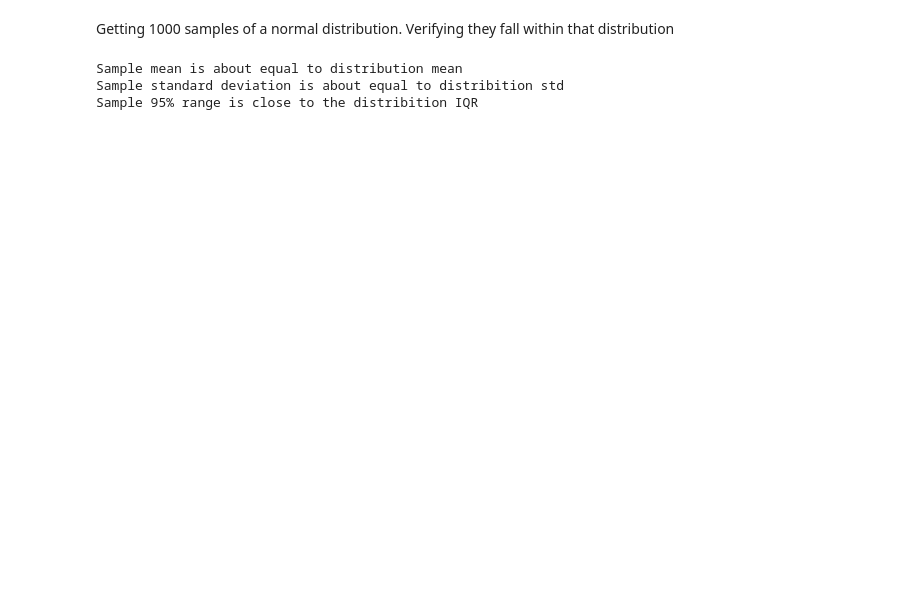
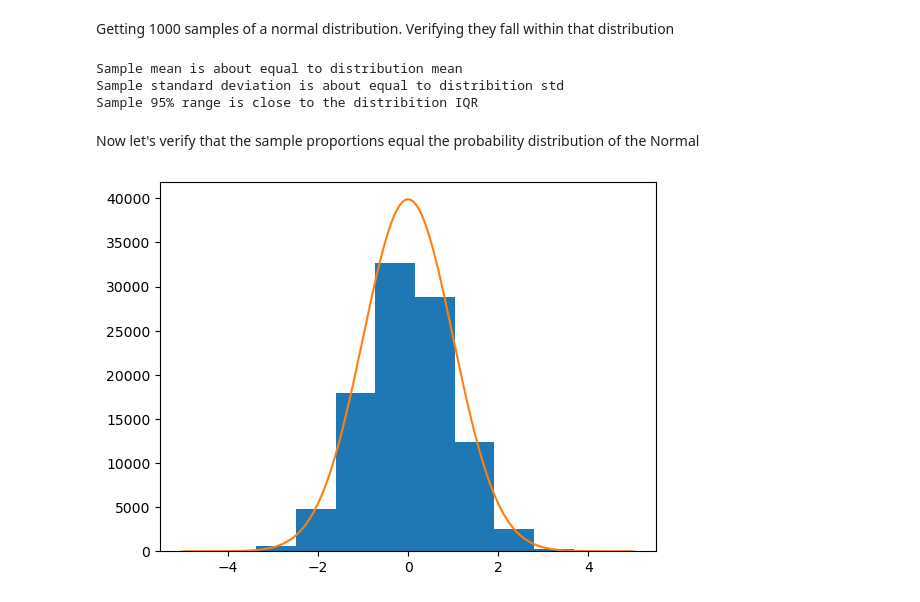
Before and after one commit to atharvashirke/pymc, a Jupyter notebook: chapter1.ipynb, the cells around one changed output. Saved outputs shown, nothing was run; the diff lists cells and outputs as text; code cells hidden in the pictures; blank space fills up the shorter version.

```diff
--- a/chapter1.ipynb
+++ b/chapter1.ipynb
@@ -22,0 +58,23 @@ Sample 95% range is close to the distribition IQR
+# %% [markdown]
+Now let's verify that the sample proportions equal the probability distribution of the Normal
+# %%
+mean = 0
+sd = 1
+X = stats.norm(mean, sd)
+samples = X.rvs(100000)
+observed = []
+pdf = []
+
+for x_i in np.linspace(-5, 5, 1000):
+    observed = np.append(observed, observed_prop(x_i, samples))
+    pdf = np.append(pdf, p_normal(x_i, mean, sd))
+
+# plot the sample distribution
+plt.hist(samples)
+
+#plot the pdf
+plt.plot(np.linspace(-5, 5, 1000), pdf * 100000)
+
+plt.show()
+# %% [output]
+[figure, added]
```
Also changed, not shown: parts of 13 cells of this notebook.
